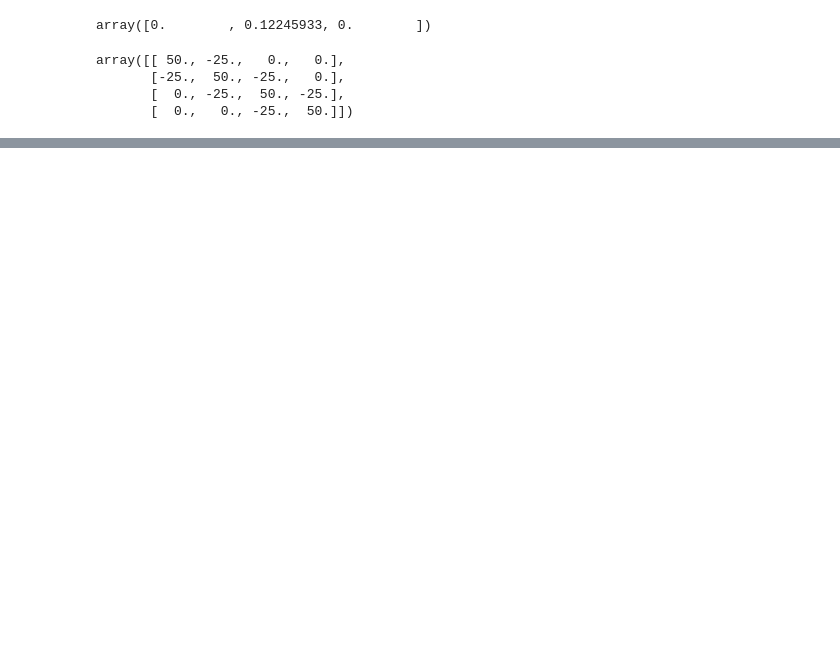
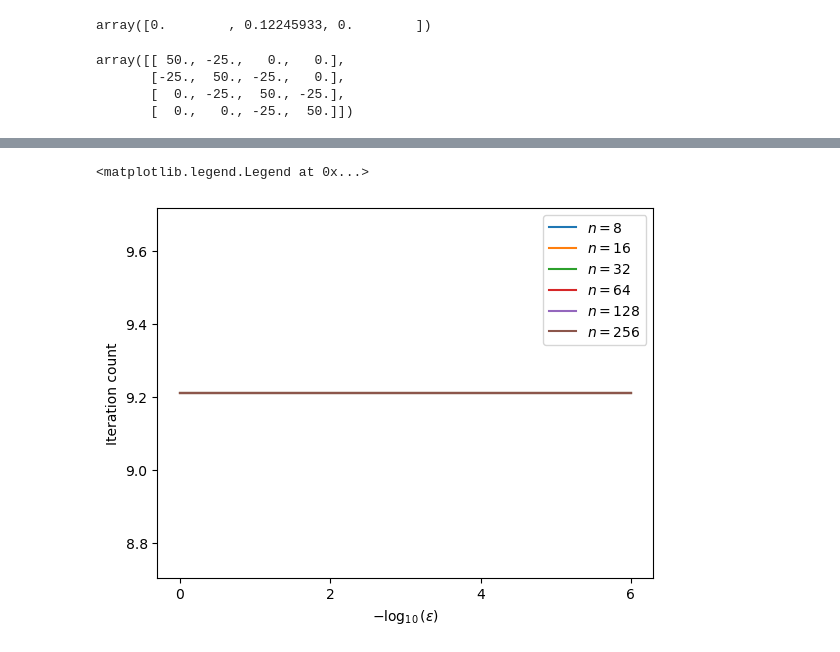
Before and after one commit to AustinZhang1024/Numerik-II, a Jupyter notebook: Exercise 07/ex07_3.ipynb, the cells around one changed output, grey strips where cells are left out. Drawn from its saved outputs; the diff is of its cells as text; code cells hidden in the pictures; blank space fills up the shorter version.

```diff
--- a/Exercise 07/ex07_3.ipynb
+++ b/Exercise 07/ex07_3.ipynb
@@ -179,0 +190,15 @@ plt.savefig("3_c.png", dpi=300)
+# %%
+def jacobi_method(
+    A: np.ndarray, p: np.ndarray, tol: np.float64, max_iter: int, x_real: np.ndarray
+) -> tuple[np.ndarray, int]:
+    """Solve the linear system of equations Au=p using the Jacobi method."""
+    D = np.diag(np.diag(A))
+    inv_D = np.linalg.inv(D)
+    x = np.zeros_like(p)
+
+    for i in range(max_iter):
+        x = np.dot(inv_D, p - np.dot(A, x)) + x
+        err = np.sqrt(np.sum((x_real - x) ** 2) / (n - 1))
+        if err < tol:
+            return x, i + 1
+    return x, max_iter
@@ -179,0 +251,29 @@ plt.savefig("3_c.png", dpi=300)
+# %%
+max_iter = 10000
+tol = np.float64(10**-10)
+
+a = np.float64(0)
+b = np.float64(0)
+n_ls = [8, 16, 32, 64, 128, 256]
+
+epsilons = np.array([10**-i for i in [0, 2, 4, 6]])
+# %%
+for n in n_ls:
+    h = np.float64(1 / n)
+    iters = []
+
+    for epsilon in epsilons:
+        x_real = gen_real_val(n, h, a, epsilon)
+        A, p = gen_matrix(n, h, a, b, epsilon)
+        i = jacobi_method(A, p, tol, max_iter, x_real)
+        iters.append(i[1])
+
+    plt.plot([0, 2, 4, 6], np.log(iters), label=f"$n = {n}$")
+
+plt.xlabel(r"$-\log_{10}(\epsilon)$")
+plt.xticks([0, 2, 4, 6])
+plt.ylabel(r"Iteration count")
+plt.legend()
+# %% [output]
+<matplotlib.legend.Legend at 0x...>
+[figure, added]
```
Also changed, not shown: parts of 11 cells of this notebook, 3 other files.
